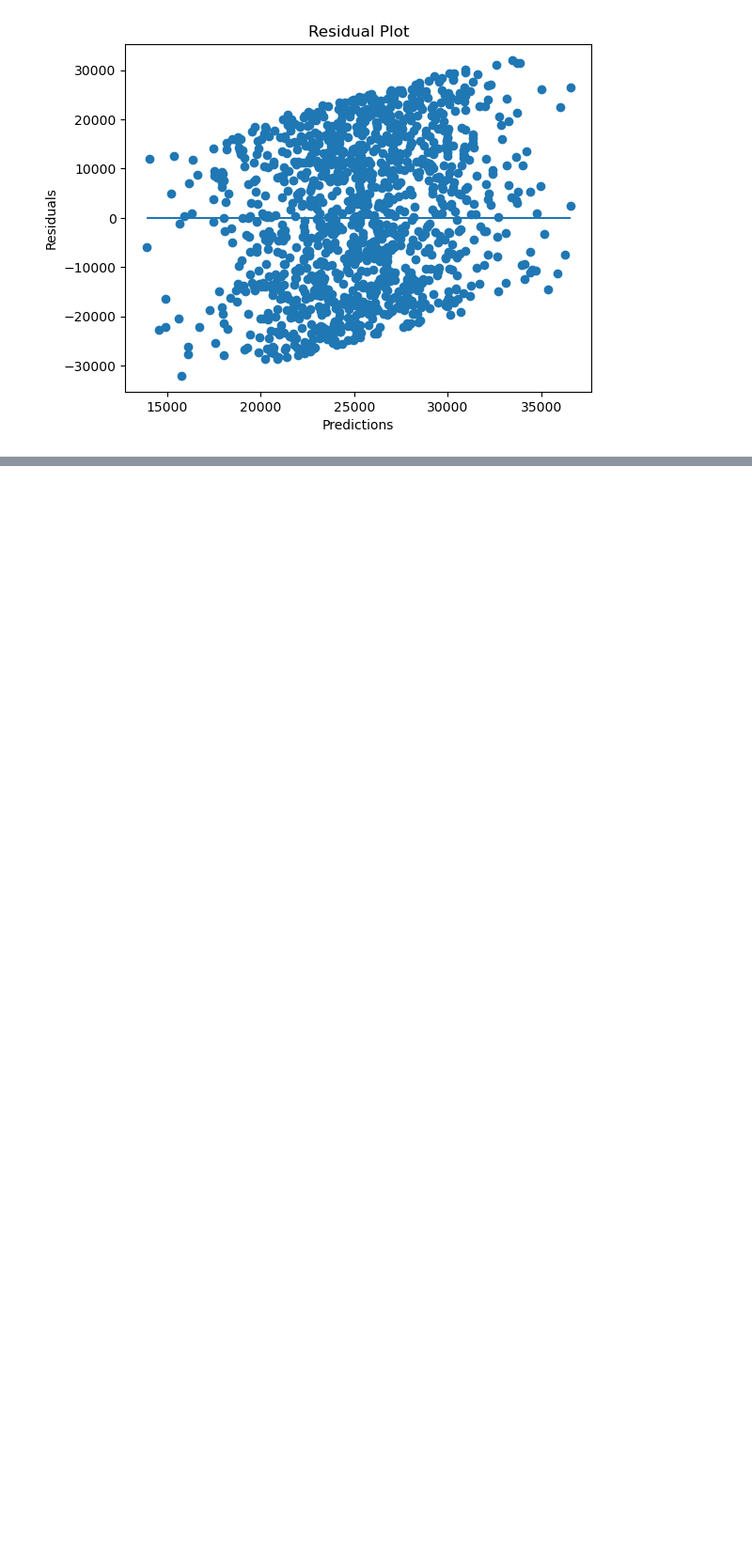
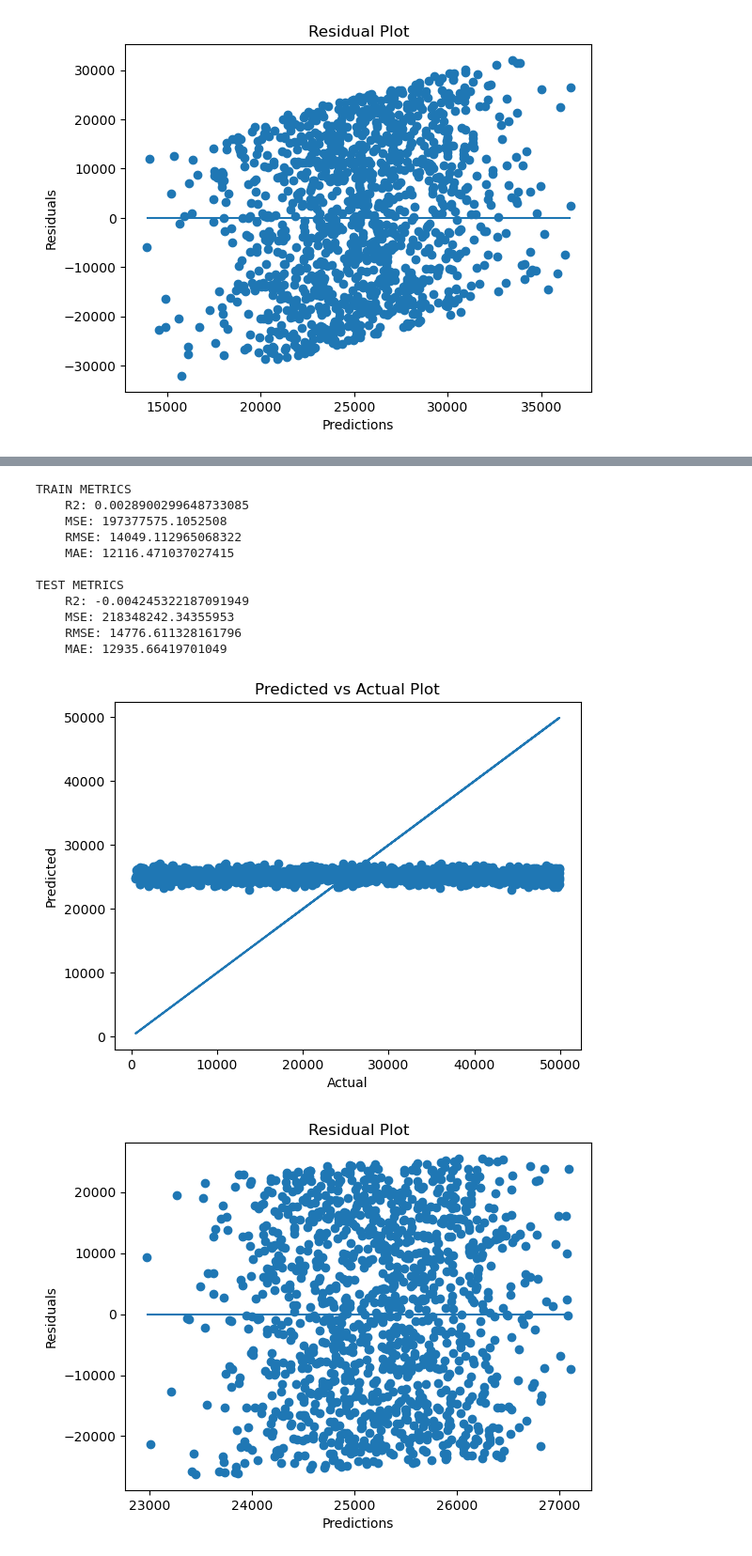
Before and after one commit to kerryoostdyk/Project4-Group1, a Jupyter notebook: Machine_Learning/project4_ML_supervised-regressor_EconomicLoss.ipynb, the cells around one changed output, grey strips where cells are left out. Shown: that part at 94% size. Drawn from its saved outputs; the diff is of its cells as text; code cells hidden in the pictures; blank space fills up the shorter version.

Commit message:
pipeline update with downgraded libraries

```diff
--- a/Machine_Learning/project4_ML_supervised-regressor_EconomicLoss.ipynb
+++ b/Machine_Learning/project4_ML_supervised-regressor_EconomicLoss.ipynb
@@ -342,0 +338,23 @@ fi.sort_values(by="Importance", ascending=False)
+# %%
+ # Step 2: Init the Model
+ridge = Pipeline([
+    ('preprocessor', preprocessor),
+    ('regressor', Ridge(random_state=42))
+])
+
+# Do Machine Learning
+doRegression(ridge, X_train, X_test, y_train, y_test)
+# %% [output]
+TRAIN METRICS
+    R2: 0.0028900299648733085
+    MSE: 197377575.1052508
+    RMSE: 14049.112965068322
+    MAE: 12116.471037027415
+
+TEST METRICS
+    R2: -0.004245322187091949
+    MSE: 218348242.34355953
+    RMSE: 14776.611328161796
+    MAE: 12935.66419701049
+[figure, added]
+[figure, added]
```
Also changed, not shown: parts of 15 cells of this notebook, 16 other files.
